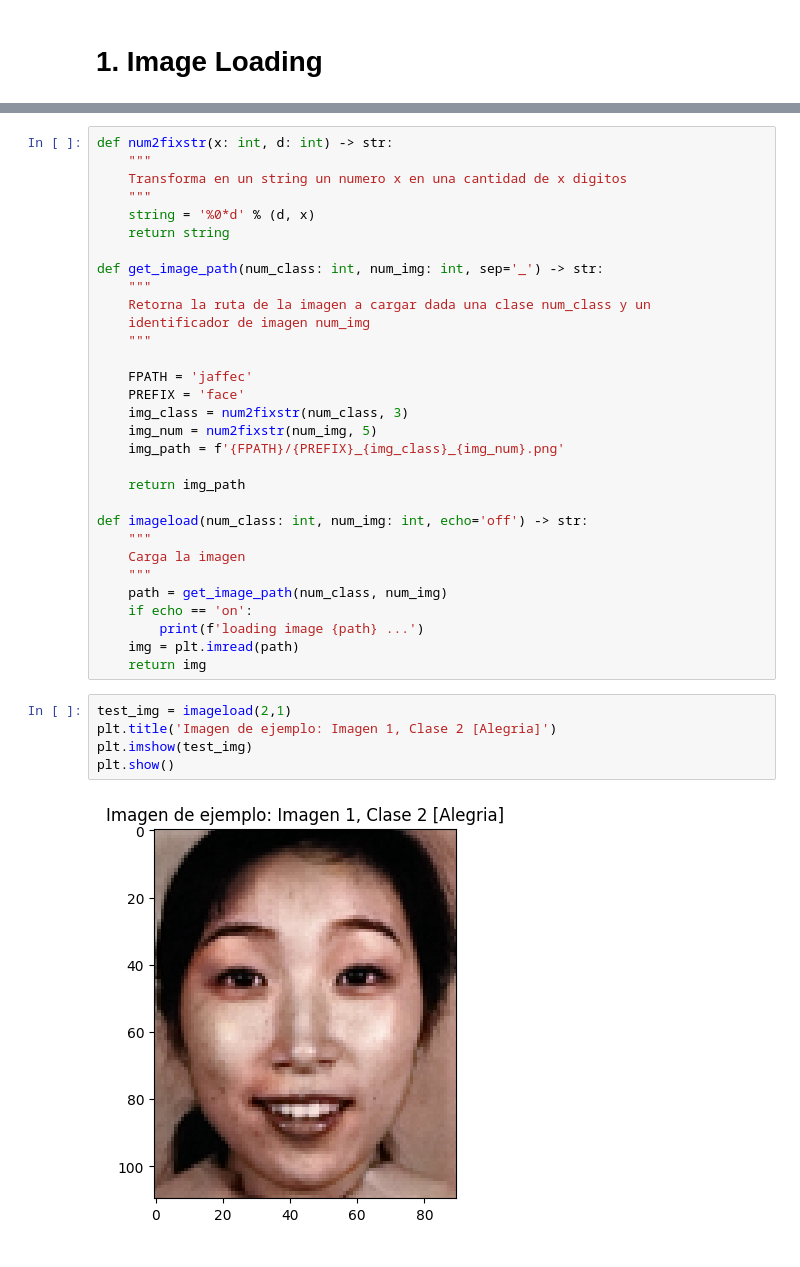
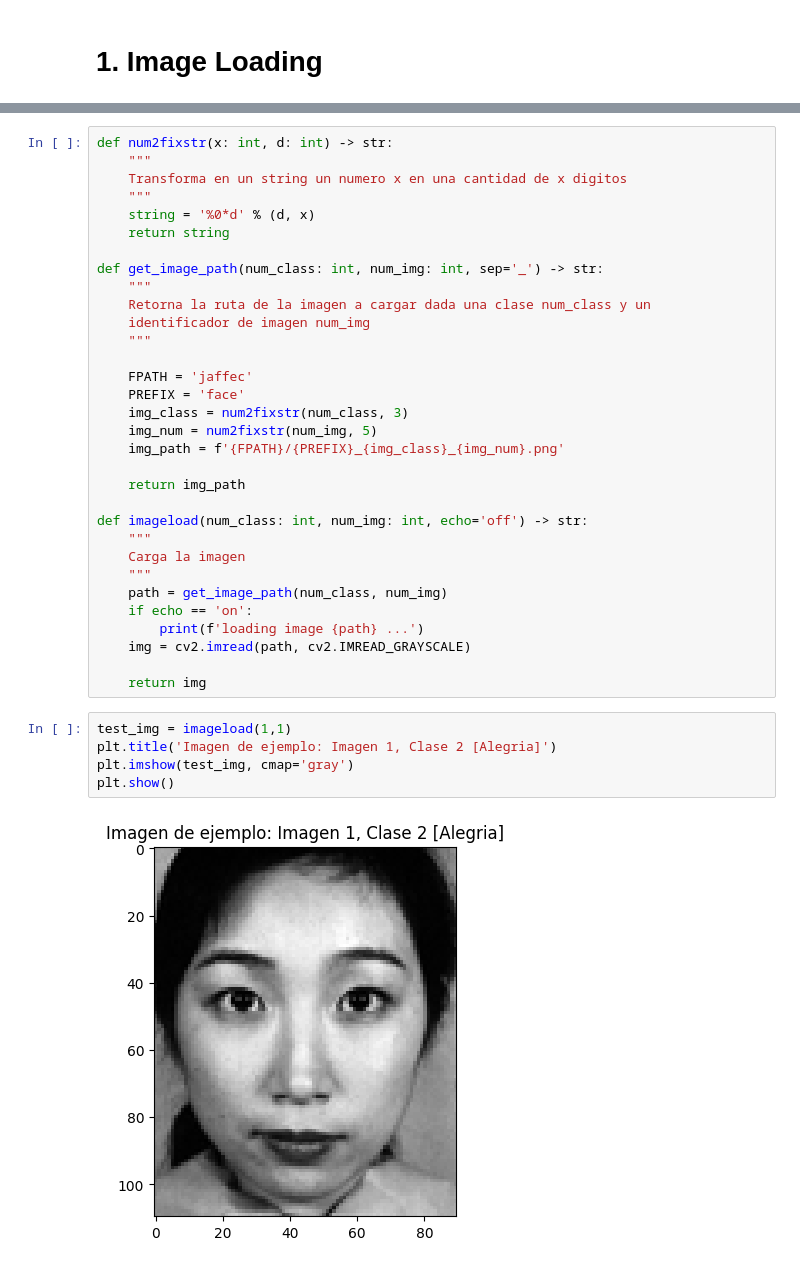
Before and after one commit to pedrozavalat/iic3724-tareas, a Jupyter notebook: T3/T3_PedroPabloZavalaTejos.ipynb, the cells around one changed output, grey strips where cells are left out. Cells and saved outputs as stored; diff of their text form.

```diff
--- a/T3/T3_PedroPabloZavalaTejos.ipynb
+++ b/T3/T3_PedroPabloZavalaTejos.ipynb
@@ -96,12 +116,13 @@ def imageload(num_class: int, num_img: int, echo='off') -> str:
     path = get_image_path(num_class, num_img)
     if echo == 'on':
         print(f'loading image {path} ...')
-    img = plt.imread(path)
+    img = cv2.imread(path, cv2.IMREAD_GRAYSCALE)
+
     return img
 # %%
-test_img = imageload(2,1)
+test_img = imageload(1,1)
 plt.title('Imagen de ejemplo: Imagen 1, Clase 2 [Alegria]')
-plt.imshow(test_img)
+plt.imshow(test_img, cmap='gray')
 plt.show()
 # %% [output]
-[figure, old version]
+[figure, new version]
```
Also changed, not shown: parts of 13 cells of this notebook.
